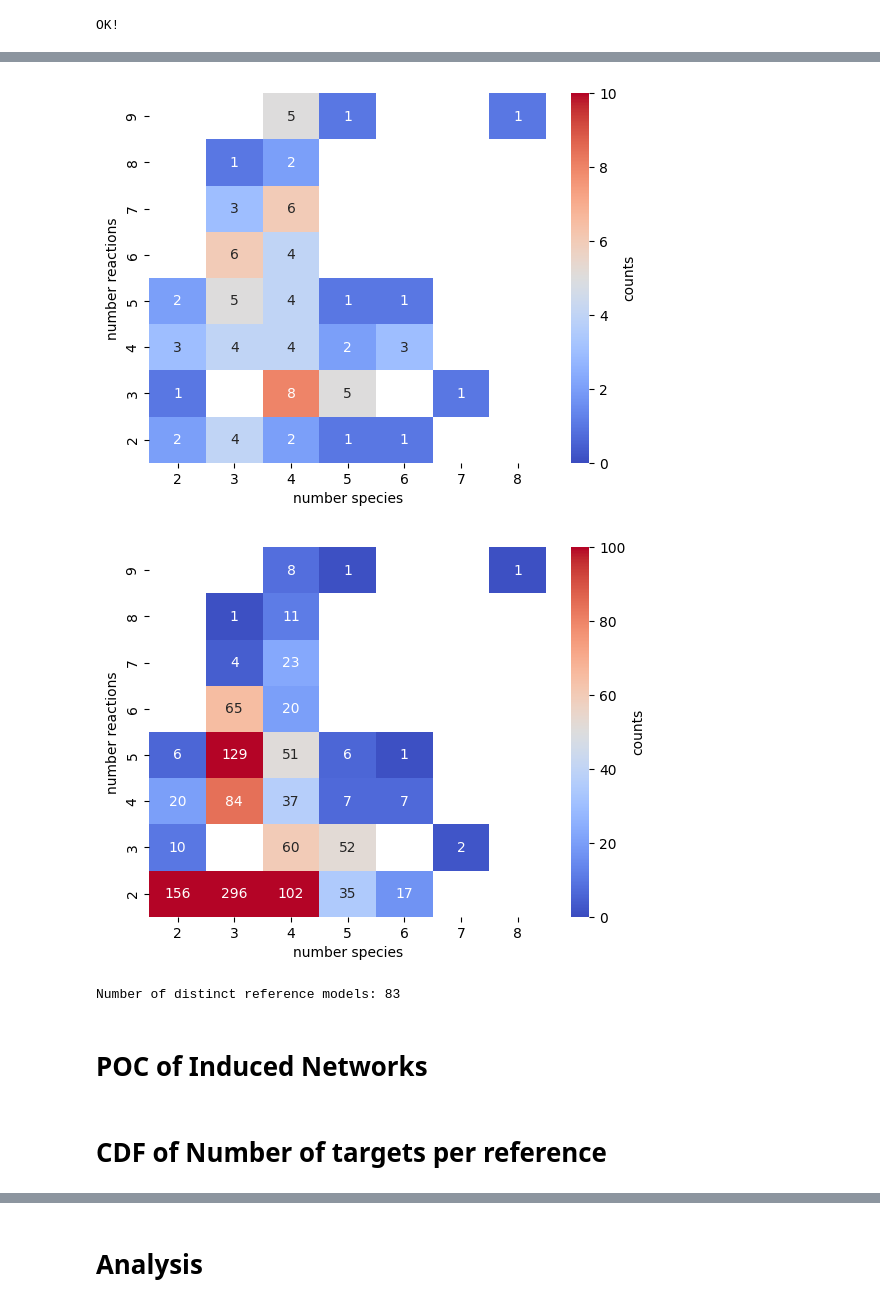
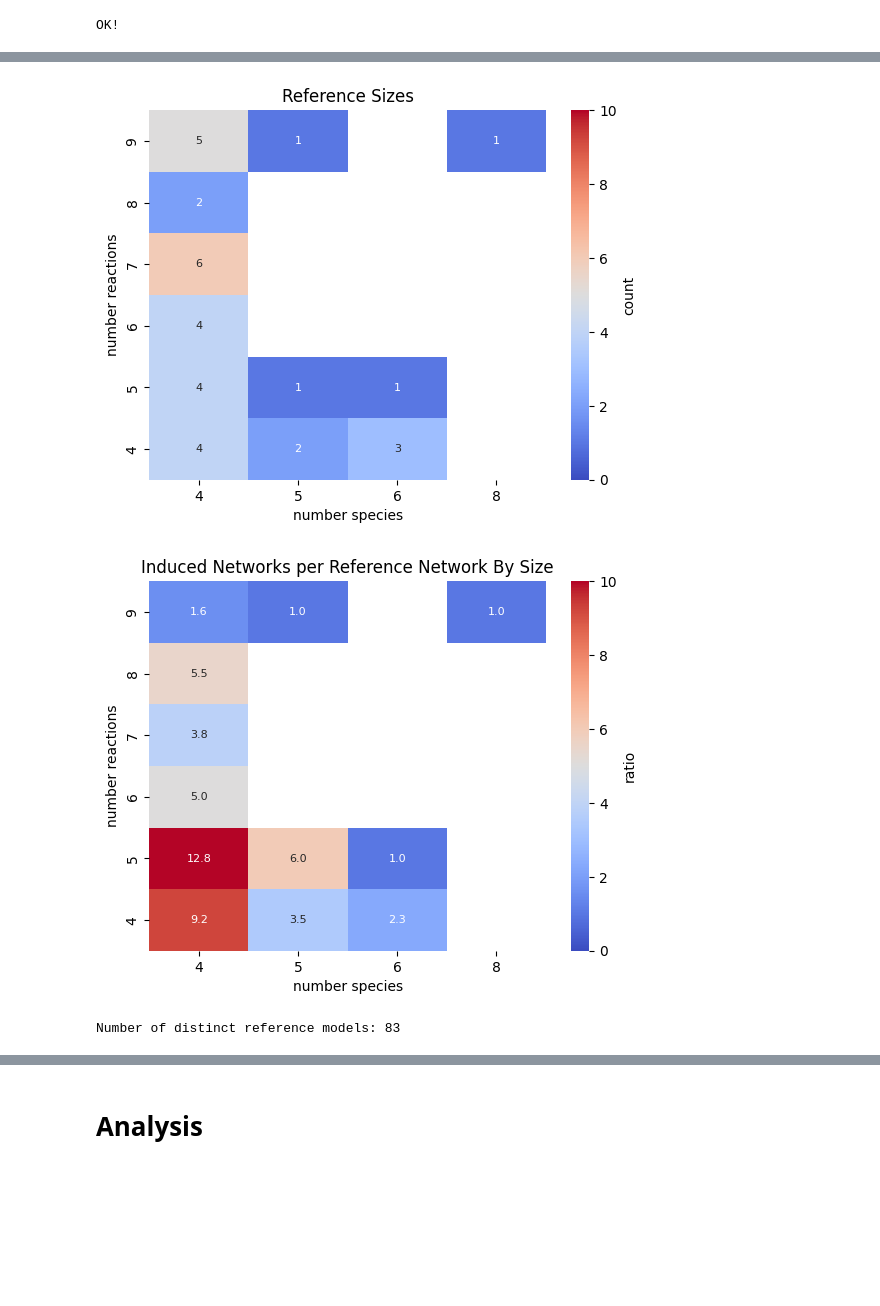
Before and after one commit to ModelEngineering/pySubnetSB, a Jupyter notebook: notebooks/plot_for_paper.ipynb, the cells around one changed output, grey strips where cells are left out. Cells and saved outputs as stored; diff of their text form; code cells hidden in the pictures; blank space fills up the shorter version.

```diff
--- a/notebooks/plot_for_paper.ipynb
+++ b/notebooks/plot_for_paper.ipynb
@@ -371,14 +397,23 @@ OK!
+# %%
+constrained_strong_df = STRONG_DF.copy()
+# Remove small reference networks
+sel = [s > 3 and r > 3 for s, r in zip(constrained_strong_df[cn.D_NUM_SPECIES], constrained_strong_df[cn.D_NUM_REACTION])]
+CONSTRAINED_STRONG_DF = constrained_strong_df[sel]
 # %%
-heatmapCount(STRONG_DF, title="Strong, Reference, Counts", is_plot=True, is_reference=True)
-path = os.path.join(cn.PLOT_DIR, "count_subnet_reference.pdf")
+heatmapCount(CONSTRAINED_STRONG_DF, title="Reference Sizes", is_plot=True, network_column=cn.FINDER_REFERENCE_NETWORK,
+             is_count=True)
+path = os.path.join(cn.PLOT_DIR, "reference_network_count.pdf")
 plt.savefig(path)
 plt.figure()
-heatmapCount(STRONG_DF, title="Strong, Induced, Counts", is_plot=True, is_reference=False)
-path = os.path.join(cn.PLOT_DIR, "count_subnet_induced.pdf")
+heatmapCount(CONSTRAINED_STRONG_DF, title="Induced Networks per Reference Network By Reference Size",
+             network_column=cn.FINDER_REFERENCE_NETWORK,
+             is_count=False, vmax=10,
+             is_plot=True)
+path = os.path.join(cn.PLOT_DIR, "induced_network_reference.pdf")
 plt.savefig(path)
 # %% [output]
-[figure, old version]
+[figure, new version]
-[figure, old version]
+[figure, new version]
 # %%
 print(f"Number of distinct reference models: {len(set(STRONG_DF[cn.FINDER_REFERENCE_NAME]))}")
 print(f"Number of : {len(set(STRONG_DF[cn.FINDER_REFERENCE_NAME]))}")
@@ -389,5 +424,3 @@ if False:
     heatmapPOC(STRONG_DF, 'probability_of_occurrence_strong_induced', title="Strong, Induced, POC", is_plot=True)
     plt.figure()
     heatmapPOC(WEAK_DF, 'probability_of_occurrence_strong_induced', title="Weak, Induced, POC", is_plot=True)
-# %% [markdown]
-# POC of Induced Networks
@@ -426,2 +426,0 @@ len(SIGNIFICANT_REFERENCE_NAMES)
-# %% [markdown]
-# CDF of Number of targets per reference
```
Also changed, not shown: parts of 13 cells of this notebook, 13 other files.
